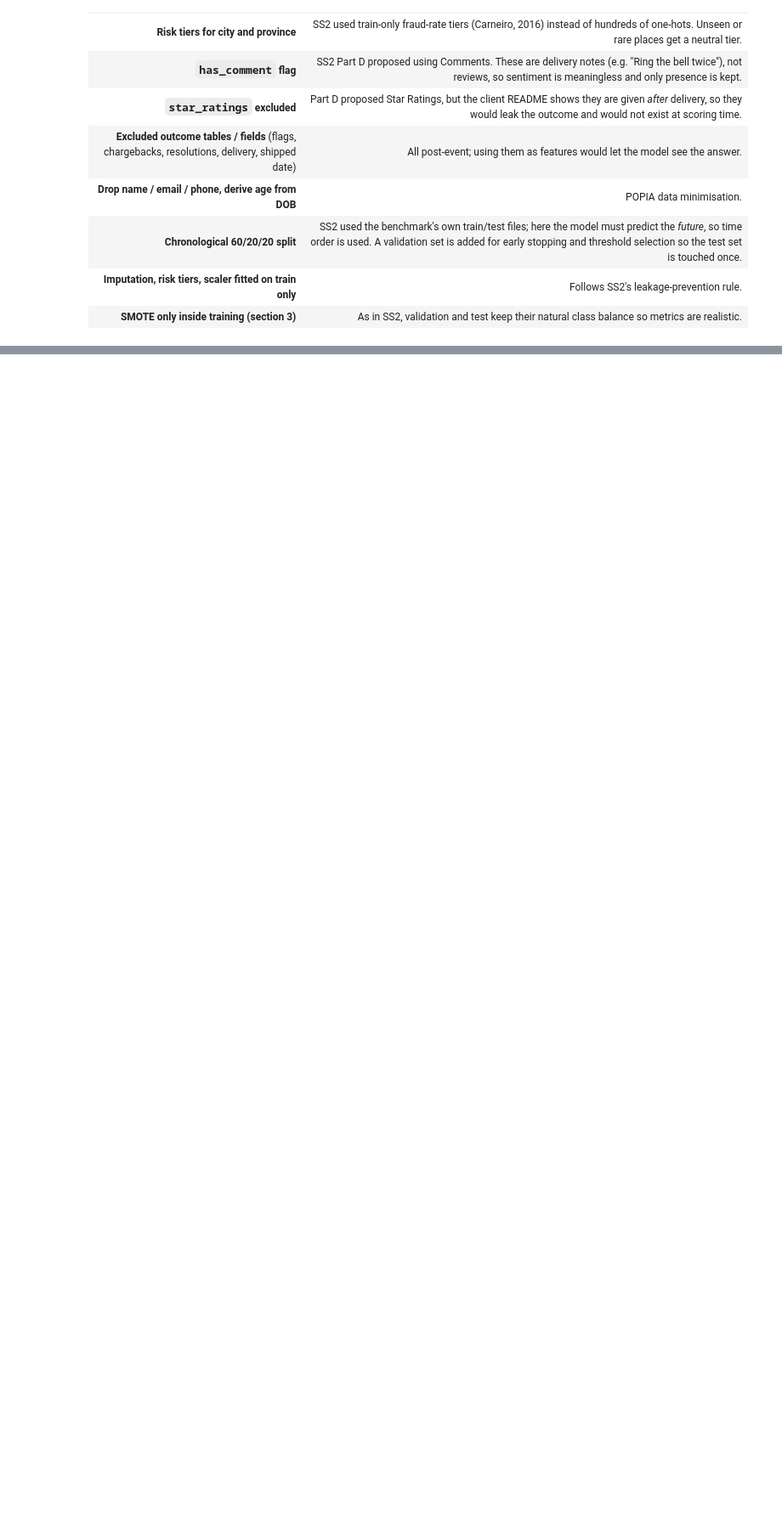
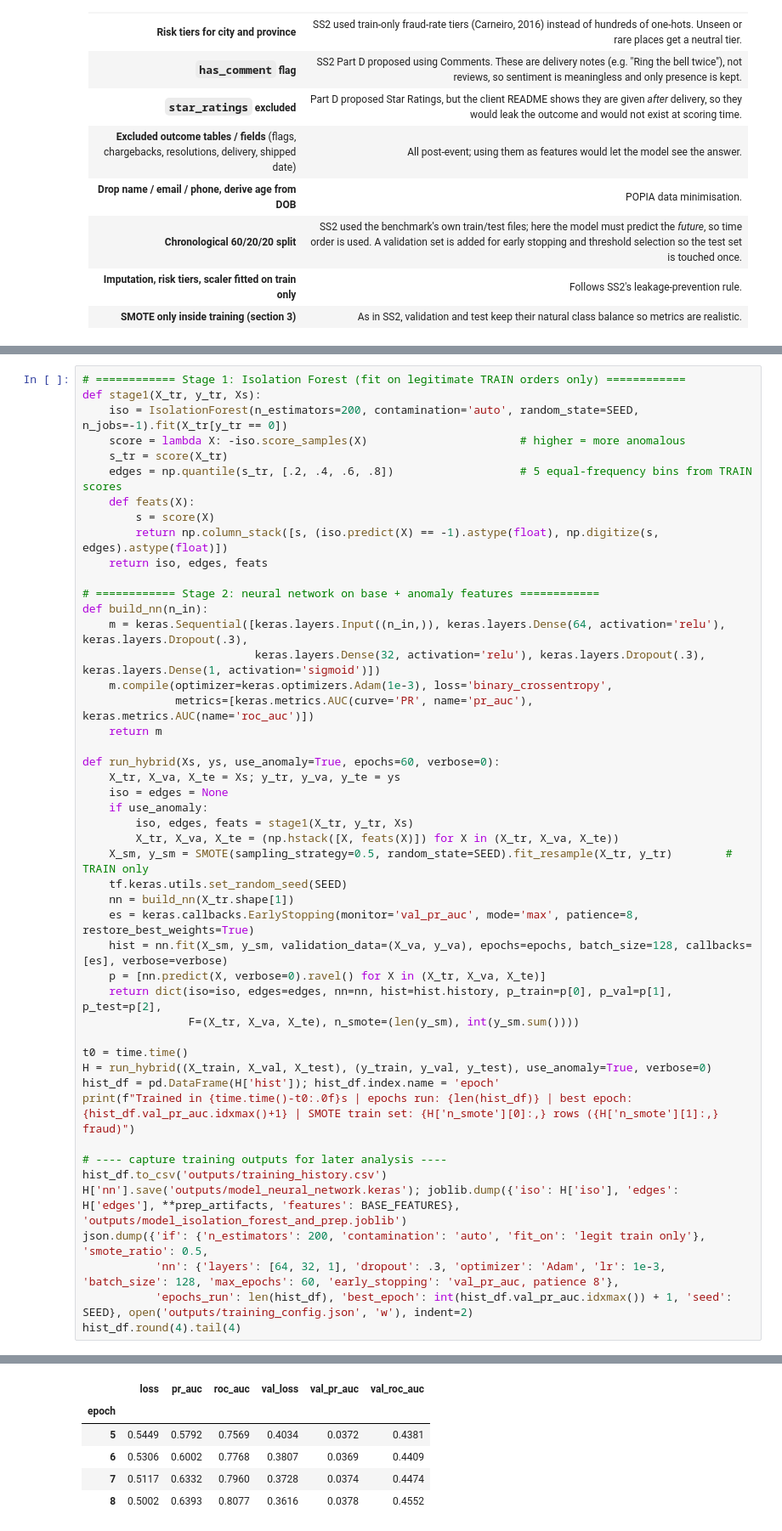
Before and after one commit to Theophillus-Stadio/SS1_Repo_CAP182_Theophillus-Moseki_26304942, a Jupyter notebook: SS3/SS3_PartB.ipynb, the cells around one changed output, grey strips where cells are left out. Shown at 85% size. Drawn from its saved outputs; the diff is of its cells as text; blank space fills up the shorter version.

Commit message:
Add files via upload
Model training

```diff
--- a/SS3/SS3_PartB.ipynb
+++ b/SS3/SS3_PartB.ipynb
@@ -228,0 +249,48 @@ print(len(BASE_FEATURES), 'base features'); split_tbl
+# %%
+# ============ Stage 1: Isolation Forest (fit on legitimate TRAIN orders only) ============
+def stage1(X_tr, y_tr, Xs):
+    iso = IsolationForest(n_estimators=200, contamination='auto', random_state=SEED, n_jobs=-1).fit(X_tr[y_tr == 0])
+    score = lambda X: -iso.score_samples(X)                       # higher = more anomalous
+    s_tr = score(X_tr)
+    edges = np.quantile(s_tr, [.2, .4, .6, .8])                   # 5 equal-frequency bins from TRAIN scores
+    def feats(X):
+        s = score(X)
+        return np.column_stack([s, (iso.predict(X) == -1).astype(float), np.digitize(s, edges).astype(float)])
+    return iso, edges, feats
+
+# ============ Stage 2: neural network on base + anomaly features ============
+def build_nn(n_in):
+    m = keras.Sequential([keras.layers.Input((n_in,)), keras.layers.Dense(64, activation='relu'), keras.layers.Dropout(.3),
+                          keras.layers.Dense(32, activation='relu'), keras.layers.Dropout(.3), keras.layers.Dense(1, activation='sigmoid')])
+    m.compile(optimizer=keras.optimizers.Adam(1e-3), loss='binary_crossentropy',
+              metrics=[keras.metrics.AUC(curve='PR', name='pr_auc'), keras.metrics.AUC(name='roc_auc')])
+    return m
+
+def run_hybrid(Xs, ys, use_anomaly=True, epochs=60, verbose=0):
+    X_tr, X_va, X_te = Xs; y_tr, y_va, y_te = ys
+    iso = edges = None
+    if use_anomaly:
+        iso, edges, feats = stage1(X_tr, y_tr, Xs)
+        X_tr, X_va, X_te = (np.hstack([X, feats(X)]) for X in (X_tr, X_va, X_te))
+    X_sm, y_sm = SMOTE(sampling_strategy=0.5, random_state=SEED).fit_resample(X_tr, y_tr)        # TRAIN only
+    tf.keras.utils.set_random_seed(SEED)
+    nn = build_nn(X_tr.shape[1])
+    es = keras.callbacks.EarlyStopping(monitor='val_pr_auc', mode='max', patience=8, restore_best_weights=True)
+    hist = nn.fit(X_sm, y_sm, validation_data=(X_va, y_va), epochs=epochs, batch_size=128, callbacks=[es], verbose=verbose)
+    p = [nn.predict(X, verbose=0).ravel() for X in (X_tr, X_va, X_te)]
+    return dict(iso=iso, edges=edges, nn=nn, hist=hist.history, p_train=p[0], p_val=p[1], p_test=p[2],
+                F=(X_tr, X_va, X_te), n_smote=(len(y_sm), int(y_sm.sum())))
+
+t0 = time.time()
+H = run_hybrid((X_train, X_val, X_test), (y_train, y_val, y_test), use_anomaly=True, verbose=0)
+hist_df = pd.DataFrame(H['hist']); hist_df.index.name = 'epoch'
+print(f"Trained in {time.time()-t0:.0f}s | epochs run: {len(hist_df)} | best epoch: {hist_df.val_pr_auc.idxmax()+1} | SMOTE train set: {H['n_smote'][0]:,} rows ({H['n_smote'][1]:,} fraud)")
+
+# ---- capture training outputs for later analysis ----
+hist_df.to_csv('outputs/training_history.csv')
+H['nn'].save('outputs/model_neural_network.keras'); joblib.dump({'iso': H['iso'], 'edges': H['edges'], **prep_artifacts, 'features': BASE_FEATURES}, 'outputs/model_isolation_forest_and_prep.joblib')
+json.dump({'if': {'n_estimators': 200, 'contamination': 'auto', 'fit_on': 'legit train only'}, 'smote_ratio': 0.5,
+           'nn': {'layers': [64, 32, 1], 'dropout': .3, 'optimizer': 'Adam', 'lr': 1e-3, 'batch_size': 128, 'max_epochs': 60, 'early_stopping': 'val_pr_auc, patience 8'},
+           'epochs_run': len(hist_df), 'best_epoch': int(hist_df.val_pr_auc.idxmax()) + 1, 'seed': SEED}, open('outputs/training_config.json', 'w'), indent=2)
+hist_df.round(4).tail(4)
+# %% [output]
@@ -228,0 +298,6 @@ print(len(BASE_FEATURES), 'base features'); split_tbl
+|  | loss | pr_auc | roc_auc | val_loss | val_pr_auc | val_roc_auc |
+| epoch |  |  |  |  |  |  |
+| 5 | 0.5449 | 0.5792 | 0.7569 | 0.4034 | 0.0372 | 0.4381 |
+| 6 | 0.5306 | 0.6002 | 0.7768 | 0.3807 | 0.0369 | 0.4409 |
+| 7 | 0.5117 | 0.6332 | 0.7960 | 0.3728 | 0.0374 | 0.4474 |
+| 8 | 0.5002 | 0.6393 | 0.8077 | 0.3616 | 0.0378 | 0.4552 |
```
Also changed, not shown: parts of 3 cells of this notebook.
